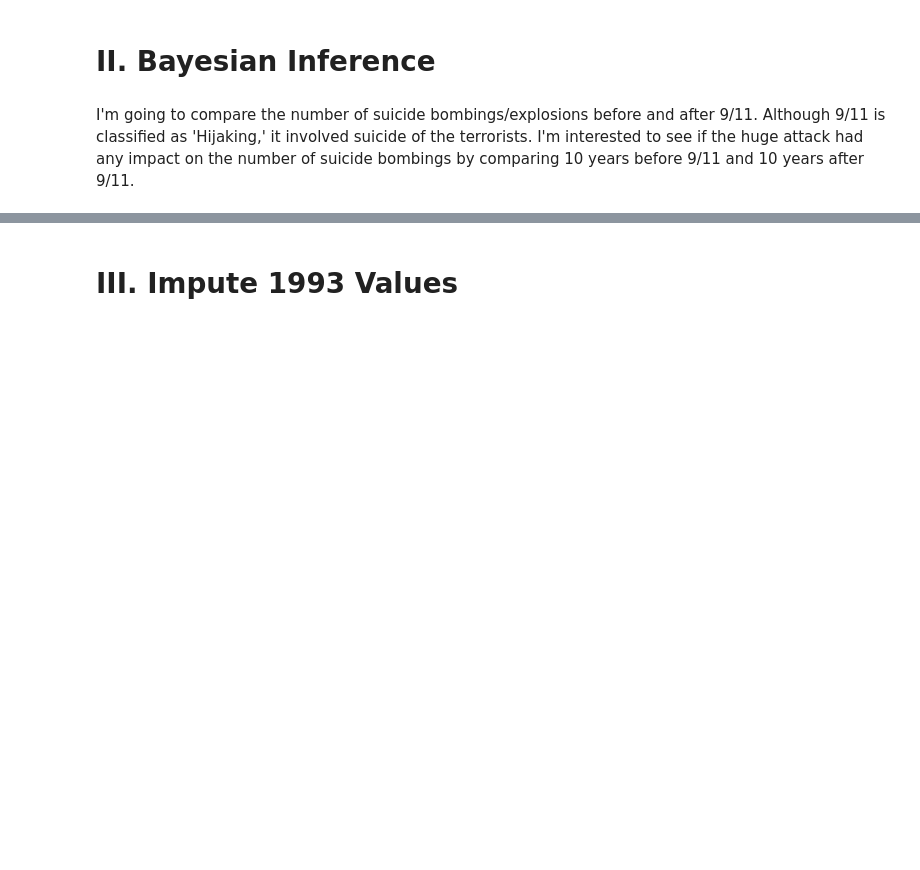
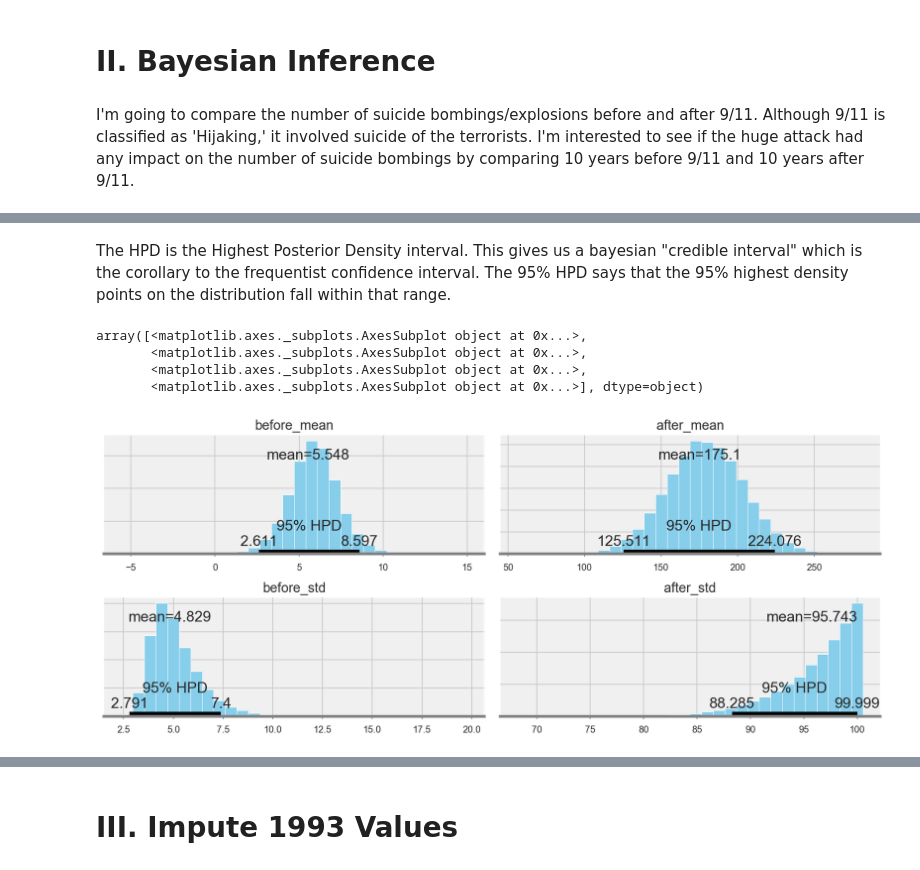
Before and after one commit to matthewbrems/old, a Jupyter notebook: projects/04-project/final.ipynb, the cells around one changed output, grey strips where cells are left out. Drawn from its saved outputs; the diff is of its cells as text; code cells hidden in the pictures; blank space fills up the shorter version.

```diff
--- a/projects/04-project/final.ipynb
+++ b/projects/04-project/final.ipynb
@@ -568,0 +481,13 @@ print q, n, z, pval
+# %% [markdown]
+The HPD is the Highest Posterior Density interval. This gives us a bayesian "credible interval" which is the corollary to the frequentist confidence interval. The 95% HPD says that the 95% highest density points on the distribution fall within that range.
+# %%
+pm.plot_posterior(trace[3000:],
+#                   varnames=['before_mean', 'after_mean', 'before_std', 'after_std'],
+                  varnames=['after_mean', 'before_mean', 'before_std', 'after_std'],
+                  color='#87ceeb')
+# %% [output]
+array([<matplotlib.axes._subplots.AxesSubplot object at 0x...>,
+       <matplotlib.axes._subplots.AxesSubplot object at 0x...>,
+       <matplotlib.axes._subplots.AxesSubplot object at 0x...>,
+       <matplotlib.axes._subplots.AxesSubplot object at 0x...>], dtype=object)
+[figure, added]
```
Also changed, not shown: parts of 41 cells of this notebook.
